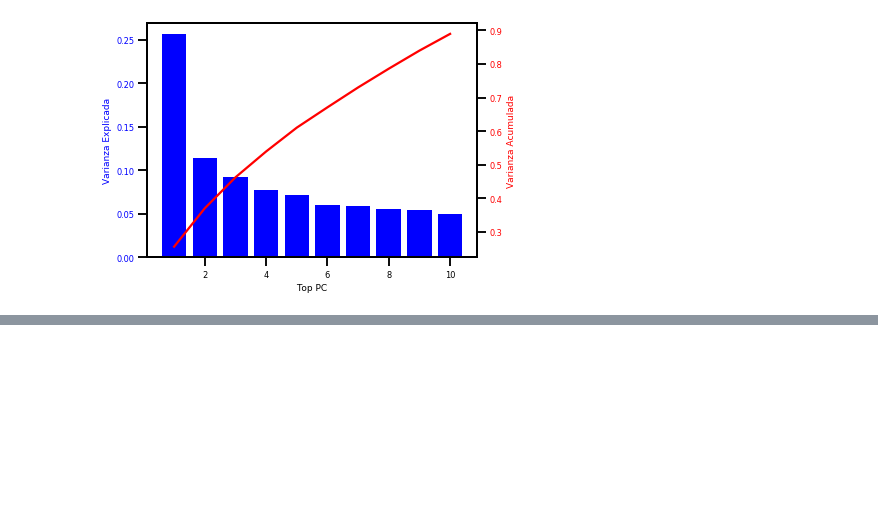
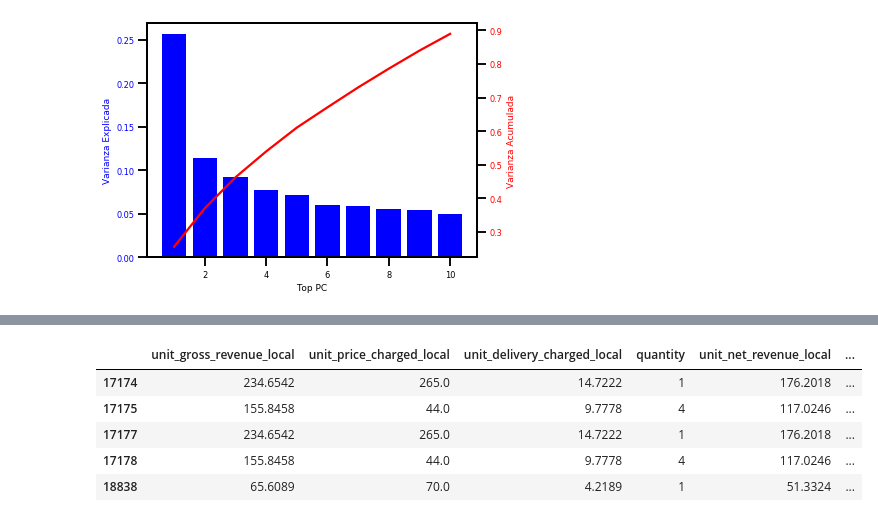
Before and after one commit to AgustinVelurtas/grupo13_clusterai, a Jupyter notebook: tp_grupo13.ipynb, the cells around one changed output, grey strips where cells are left out. Cells and saved outputs as stored; diff of their text form; code cells hidden in the pictures; blank space fills up the shorter version.

```diff
--- a/tp_grupo13.ipynb
+++ b/tp_grupo13.ipynb
@@ -760,0 +821,10 @@ print(sill_score_rd)
+# %%
+tp_cluster2 = tp_cluster2.drop(['unit_gross_revenue_usd', 'source_system_order_id', 'rate_local_do_usd', 'order_days_after_first_order', 'unit_price_charged_usd', 'unit_discount_usd', 'customer_first_order_date', 'unit_delivery_charged_usd', 'unit_net_revenue_usd', 'row_created_at', 'sku', 'date_created'], axis=1)
+tp_cluster2.head(5)
+# %% [output]
+|  | unit_gross_revenue_local | unit_price_charged_local | unit_delivery_charged_local | quantity | unit_net_revenue_local | ... |
+| 17174 | 234.6542 | 265.0 | 14.7222 | 1 | 176.2018 | ... |
+| 17175 | 155.8458 | 44.0 | 9.7778 | 4 | 117.0246 | ... |
+| 17177 | 234.6542 | 265.0 | 14.7222 | 1 | 176.2018 | ... |
+| 17178 | 155.8458 | 44.0 | 9.7778 | 4 | 117.0246 | ... |
+| 18838 | 65.6089 | 70.0 | 4.2189 | 1 | 51.3324 | ... |
```
Also changed, not shown: parts of 17 cells of this notebook.
